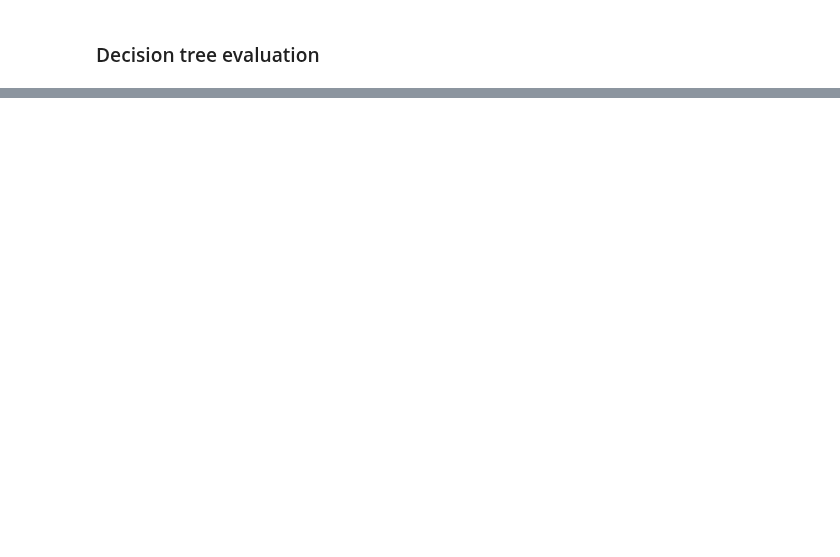
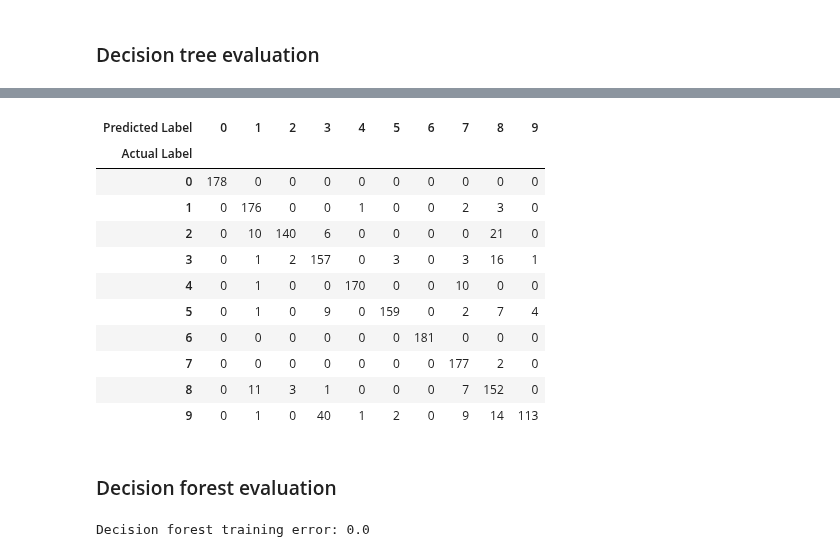
Before and after one commit to eliaserland/heidelberg-courses, a Jupyter notebook: machine-learning/problem-set-4/tree-methods-stubs.ipynb, the cells around one changed output, grey strips where cells are left out. Cells and saved outputs as stored; diff of their text form; code cells hidden in the pictures; blank space fills up the shorter version.

```diff
--- a/machine-learning/problem-set-4/tree-methods-stubs.ipynb
+++ b/machine-learning/problem-set-4/tree-methods-stubs.ipynb
@@ -525,0 +600,46 @@ class DecisionForest():
+# %%
+# Confusion matrix for the density forest
+confusion_mat = confuse(target, y_pred)
+
+display(
+    pd.DataFrame(data=confusion_mat, index=target_names, columns=target_names)
+    .rename_axis('Actual Label', axis = 'rows')
+    .rename_axis('Predicted Label', axis = 'columns')
+    .style.apply(fade_zeros)
+    .format('{:3.0f}')
+)
+# %% [output]
+| Predicted Label | 0 | 1 | 2 | 3 | 4 | 5 | 6 | 7 | 8 | 9 |
+| Actual Label |  |  |  |  |  |  |  |  |  |  |
+| 0 | 178 | 0 | 0 | 0 | 0 | 0 | 0 | 0 | 0 | 0 |
+| 1 | 0 | 176 | 0 | 0 | 1 | 0 | 0 | 2 | 3 | 0 |
+| 2 | 0 | 10 | 140 | 6 | 0 | 0 | 0 | 0 | 21 | 0 |
+| 3 | 0 | 1 | 2 | 157 | 0 | 3 | 0 | 3 | 16 | 1 |
+| 4 | 0 | 1 | 0 | 0 | 170 | 0 | 0 | 10 | 0 | 0 |
+| 5 | 0 | 1 | 0 | 9 | 0 | 159 | 0 | 2 | 7 | 4 |
+| 6 | 0 | 0 | 0 | 0 | 0 | 0 | 181 | 0 | 0 | 0 |
+| 7 | 0 | 0 | 0 | 0 | 0 | 0 | 0 | 177 | 2 | 0 |
+| 8 | 0 | 11 | 3 | 1 | 0 | 0 | 0 | 7 | 152 | 0 |
+| 9 | 0 | 1 | 0 | 40 | 1 | 2 | 0 | 9 | 14 | 113 |
+# %% [markdown]
+### Decision forest evaluation
+# %%
+n_trees = 20
+n_min   = 0
+
+# Create a decision forest
+decision_forest = DecisionForest(n_trees)
+
+# Train the forest
+decision_forest.train(data, target, n_min)
+
+# Get predictions on training data
+y_pred = np.zeros_like(target)
+for i in range(data.shape[0]):
+    y_pred[i] = decision_forest.predict(data[i,:])
+
+# Calculate training error
+decision_forest_train_err = np.sum(target != y_pred)/data.shape[0]
+print(f'Decision forest training error: {decision_forest_train_err}')
+# %% [output]
+Decision forest training error: 0.0
```
Also changed, not shown: parts of 23 cells of this notebook.
